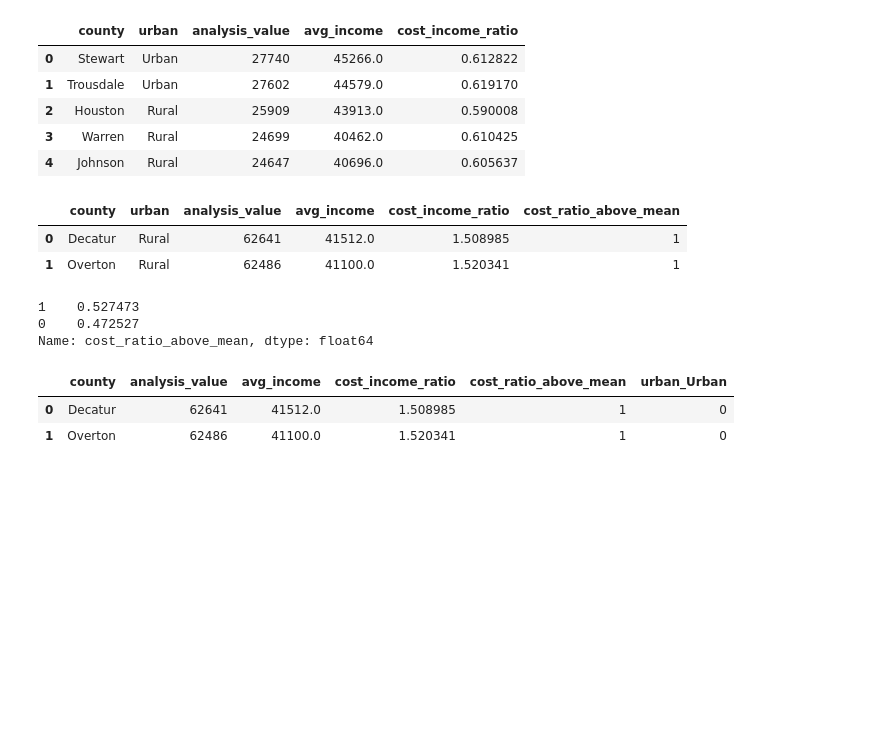
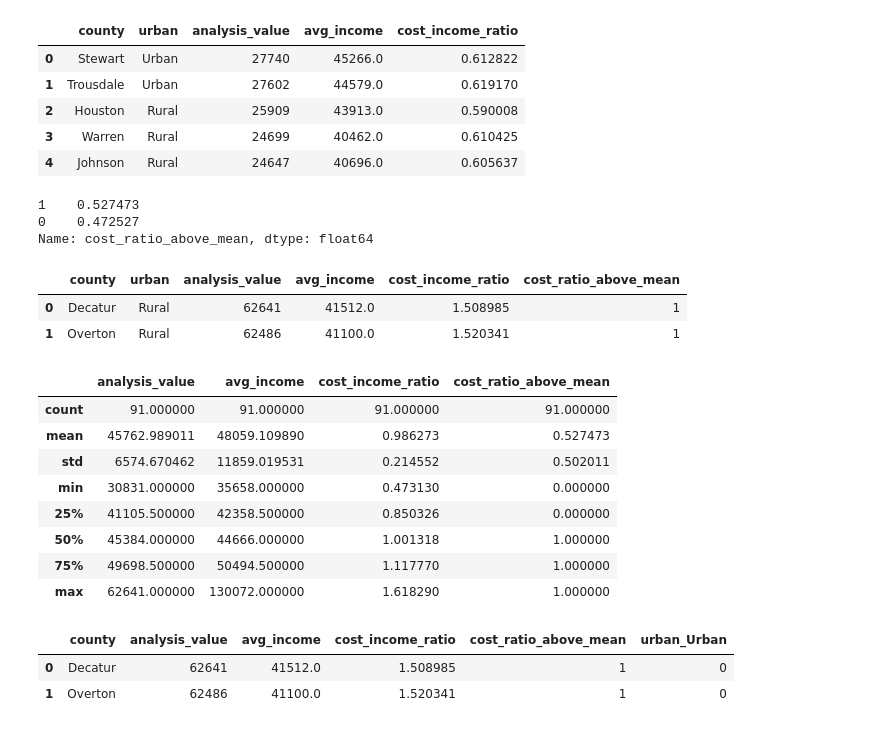
Before and after one commit to norajunef/vanderbilt-data-essentials-cohort-2, a Jupyter notebook: TN Med Health_week1.ipynb, the cells around one changed output. Drawn from its saved outputs; the diff is of its cells as text; code cells hidden in the pictures; blank space fills up the shorter version.

```diff
--- a/TN Med Health_week1.ipynb
+++ b/TN Med Health_week1.ipynb
@@ -657,17 +657,30 @@ tn_cancer_costs.head()
 # create target variable
 ha_cost_income_ratio_mean = tn_ha_costs.cost_income_ratio.mean()
 tn_ha_costs['cost_ratio_above_mean'] = [1 if ratio > ha_cost_income_ratio_mean else 0 for ratio in tn_ha_costs.cost_income_ratio]
-tn_ha_costs.head(2)
-# %% [output]
-|  | county | urban | analysis_value | avg_income | cost_income_ratio | cost_ratio_above_mean |
-| 0 | Decatur | Rural | 62641 | 41512.0 | 1.508985 | 1 |
-| 1 | Overton | Rural | 62486 | 41100.0 | 1.520341 | 1 |
 # %%
 tn_ha_costs.cost_ratio_above_mean.value_counts(normalize = True)
 # %% [output]
 1    0.527473
 0    0.472527
 Name: cost_ratio_above_mean, dtype: float64
+# %%
+tn_ha_costs.head(2)
+# %% [output]
+|  | county | urban | analysis_value | avg_income | cost_income_ratio | cost_ratio_above_mean |
+| 0 | Decatur | Rural | 62641 | 41512.0 | 1.508985 | 1 |
+| 1 | Overton | Rural | 62486 | 41100.0 | 1.520341 | 1 |
+# %%
+tn_ha_costs.describe()
+# %% [output]
+|  | analysis_value | avg_income | cost_income_ratio | cost_ratio_above_mean |
+| count | 91.000000 | 91.000000 | 91.000000 | 91.000000 |
+| mean | 45762.989011 | 48059.109890 | 0.986273 | 0.527473 |
+| std | 6574.670462 | 11859.019531 | 0.214552 | 0.502011 |
+| min | 30831.000000 | 35658.000000 | 0.473130 | 0.000000 |
+| 25% | 41105.500000 | 42358.500000 | 0.850326 | 0.000000 |
+| 50% | 45384.000000 | 44666.000000 | 1.001318 | 1.000000 |
+| 75% | 49698.500000 | 50494.500000 | 1.117770 | 1.000000 |
+| max | 62641.000000 | 130072.000000 | 1.618290 | 1.000000 |
 # %%
 # encode urban/rural
 tn_ha_costs = pd.get_dummies(tn_ha_costs, columns = ['urban'], drop_first = True)
```
Also changed, not shown: 1 other file.
